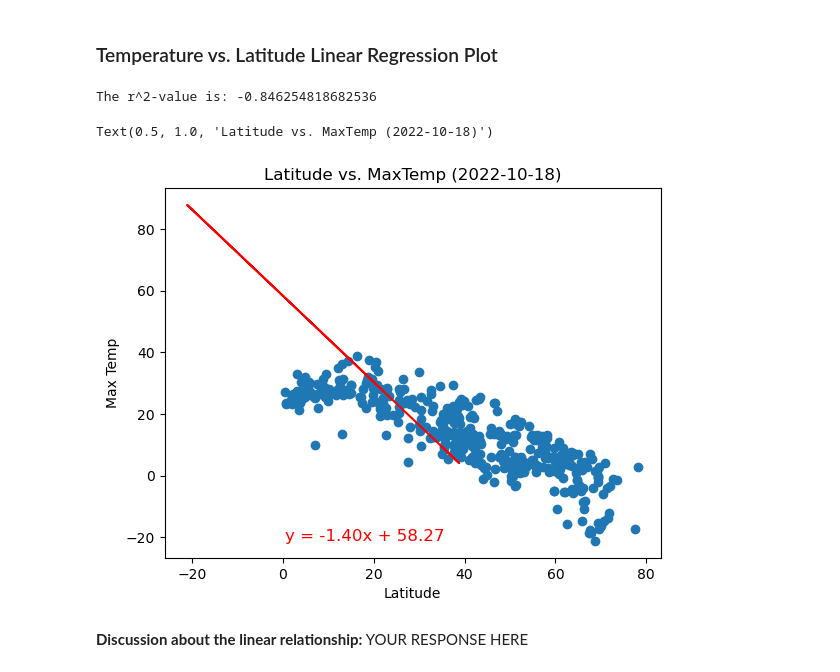
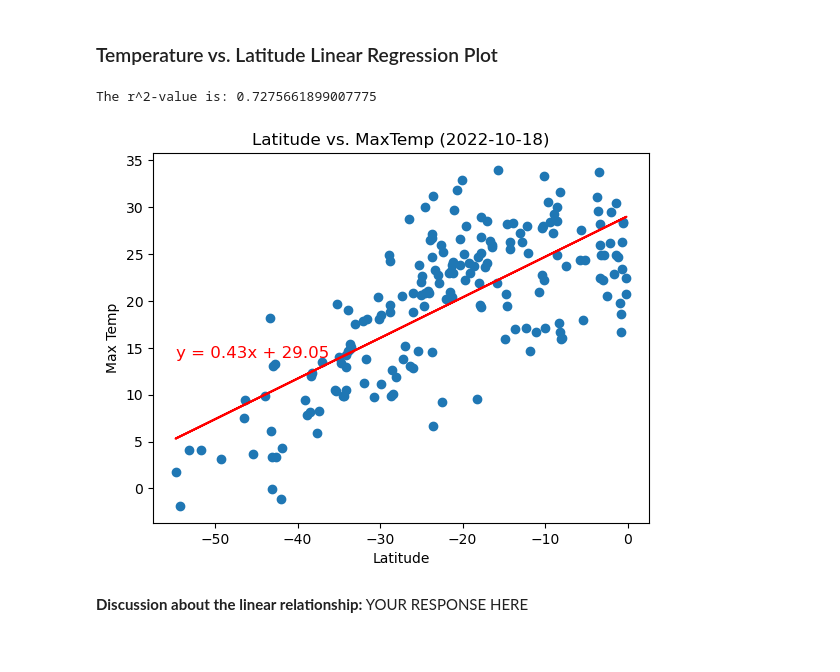
Before and after one commit to AMRITKAUR89/python-api-challenge, a Jupyter notebook: weatherpy/weatherpy.ipynb, the cells around one changed output. Cells and saved outputs as stored; diff of their text form; code cells hidden in the pictures.

```diff
--- a/weatherpy/weatherpy.ipynb
+++ b/weatherpy/weatherpy.ipynb
@@ -314,32 +361,31 @@ southern_hemi_df.head()
 ###  Temperature vs. Latitude Linear Regression Plot
 # %%
 # Linear regression on Northern Hemisphere
-import scipy.stats as st
-latitude= northern_hemi_df['Lat']
-temprature= northern_hemi_df['Max Temp']
+latsouth= southern_hemi_df['Lat']
+tempsouth= southern_hemi_df['Max Temp']
 
 # correlation coefficient
-pearson_corr, p_value = st.pearsonr(temprature,latitude)
+pearson_corr, p_value = st.pearsonr(tempsouth,latsouth)
 print(f"The r^2-value is: {pearson_corr}")
 
-# linear regression
-(slope, intercept, rvalue, pvalue, stderr) = st.linregress(temprature,latitude)
+(slope, intercept, rvalue, pvalue, stderr) = st.linregress(latsouth,tempsouth)
 
 # The regression line
-regress_values = slope * temprature + intercept
-
+regress_values = slope * latsouth + intercept
 equation_text = f'y = {slope:.2f}x + {intercept:.2f}'
 
 
-plt.scatter(latitude,temprature, marker='o')
-plt.plot(temprature, regress_values, color='red')
+plt.scatter(latsouth,tempsouth, marker='o')
+#plt.scatter(temprature,latitude, marker='o')
+plt.plot(latsouth, regress_values, color='red')
 
 # Incorporate the other graph properties
-plt.text(min(latitude), max(temprature)-60, equation_text, fontsize=12, color='red')
+plt.text(min(latsouth), max(tempsouth)-20, equation_text, fontsize=12, color='red')
 plt.xlabel('Latitude')
 plt.ylabel('Max Temp')
-plt.title(f"Latitude vs. MaxTemp (2022-10-18)")
+plt.title(f"Latitude vs. MaxTemp Southern Hemisphere (2022-10-18)")
+
+plt.show()
 # %% [output]
-The r^2-value is: -0.846254818682536
+The r^2-value is: 0.7275661899007775
-Text(0.5, 1.0, 'Latitude vs. MaxTemp (2022-10-18)')
-[figure, old version]
+[figure, new version]
```
Also changed, not shown: parts of 28 cells of this notebook, 8 other files.
